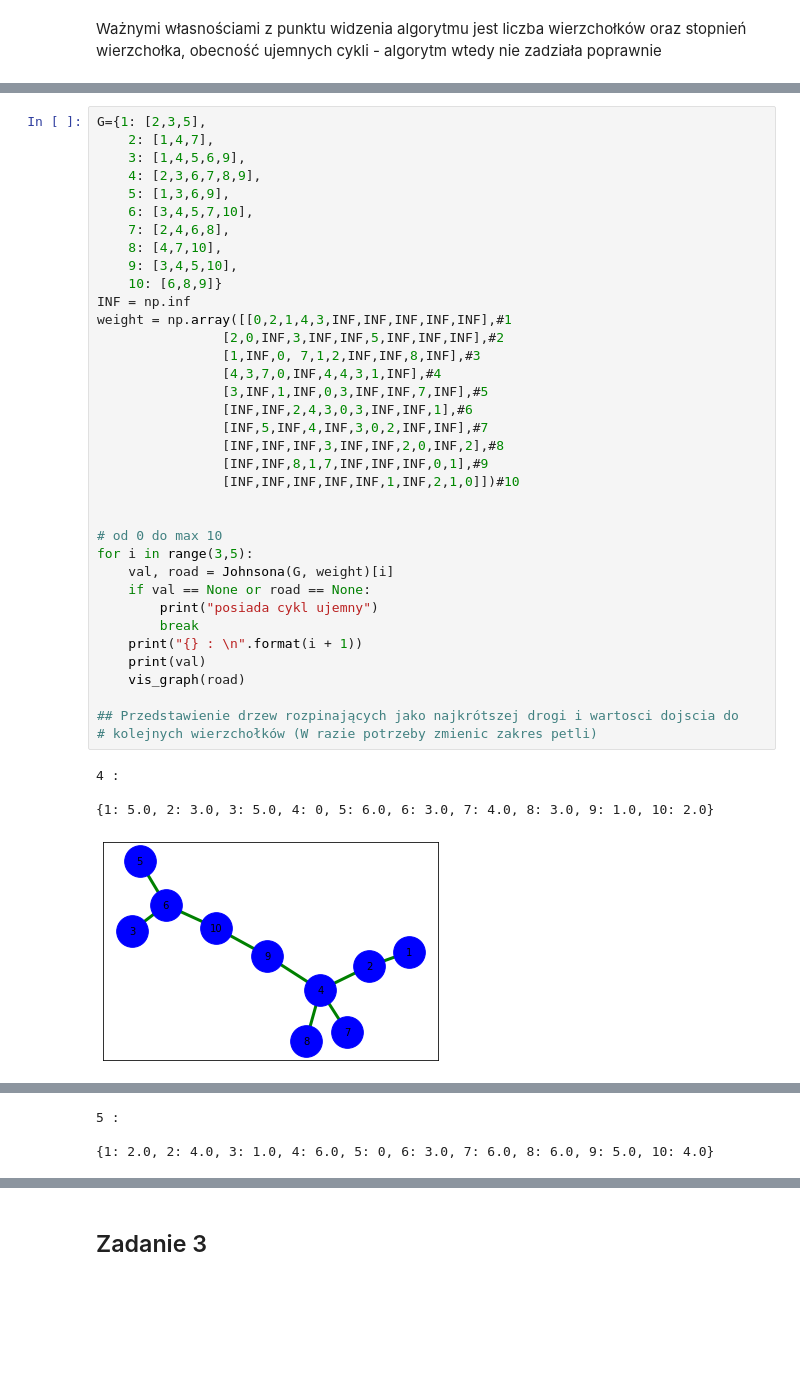
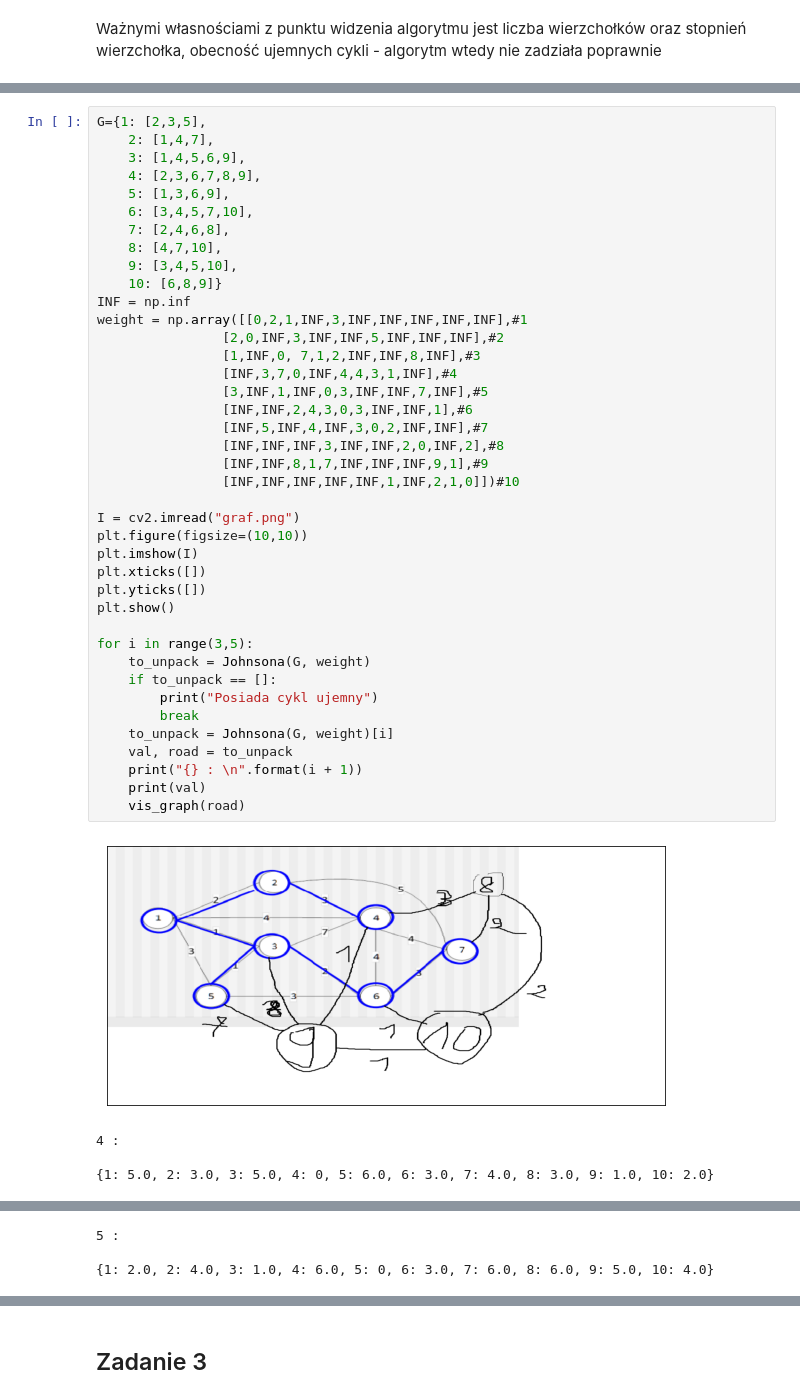
Before and after one commit to patryklyczko/BO, a Jupyter notebook: Lab4.ipynb, the cells around one changed output, grey strips where cells are left out. Saved outputs shown, nothing was run; the diff lists cells and outputs as text; blank space fills up the shorter version.

```diff
--- a/Lab4.ipynb
+++ b/Lab4.ipynb
@@ -164,41 +237,45 @@ def vis_graph(way):
 # %%
 G={1: [2,3,5],
     2: [1,4,7],
     3: [1,4,5,6,9],
     4: [2,3,6,7,8,9],
     5: [1,3,6,9],
     6: [3,4,5,7,10],
     7: [2,4,6,8],
     8: [4,7,10],
     9: [3,4,5,10],
     10: [6,8,9]}
 INF = np.inf
-weight = np.array([[0,2,1,4,3,INF,INF,INF,INF,INF],#1
+weight = np.array([[0,2,1,INF,3,INF,INF,INF,INF,INF],#1
                 [2,0,INF,3,INF,INF,5,INF,INF,INF],#2
                 [1,INF,0, 7,1,2,INF,INF,8,INF],#3
-                [4,3,7,0,INF,4,4,3,1,INF],#4
+                [INF,3,7,0,INF,4,4,3,1,INF],#4
                 [3,INF,1,INF,0,3,INF,INF,7,INF],#5
                 [INF,INF,2,4,3,0,3,INF,INF,1],#6
                 [INF,5,INF,4,INF,3,0,2,INF,INF],#7
                 [INF,INF,INF,3,INF,INF,2,0,INF,2],#8
-                [INF,INF,8,1,7,INF,INF,INF,0,1],#9
+                [INF,INF,8,1,7,INF,INF,INF,9,1],#9
                 [INF,INF,INF,INF,INF,1,INF,2,1,0]])#10
 
+I = cv2.imread("graf.png")
+plt.figure(figsize=(10,10))
+plt.imshow(I)
+plt.xticks([])
+plt.yticks([])
+plt.show()
 
-# od 0 do max 10
 for i in range(3,5):
-    val, road = Johnsona(G, weight)[i]
-    if val == None or road == None:
-        print("posiada cykl ujemny")
+    to_unpack = Johnsona(G, weight)
+    if to_unpack == []:
+        print("Posiada cykl ujemny")
         break
+    to_unpack = Johnsona(G, weight)[i]
+    val, road = to_unpack
     print("{} : \n".format(i + 1))
     print(val)
     vis_graph(road)
-
-## Przedstawienie drzew rozpinających jako najkrótszej drogi i wartosci dojscia do
-# kolejnych wierzchołków (W razie potrzeby zmienic zakres petli)
 # %% [output]
+[figure, new version]
 4 :
 
 {1: 5.0, 2: 3.0, 3: 5.0, 4: 0, 5: 6.0, 6: 3.0, 7: 4.0, 8: 3.0, 9: 1.0, 10: 2.0}
-[figure, old version]
```
Also changed, not shown: parts of 11 cells of this notebook, 3 other files.
